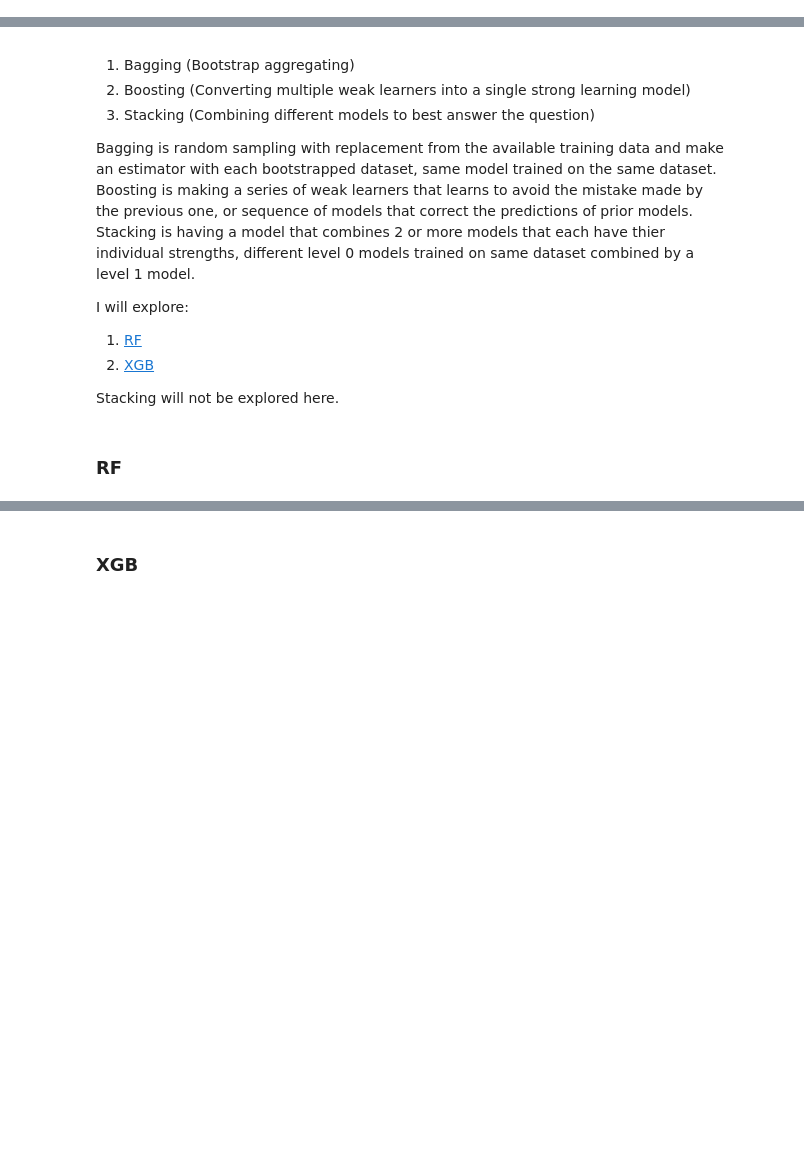
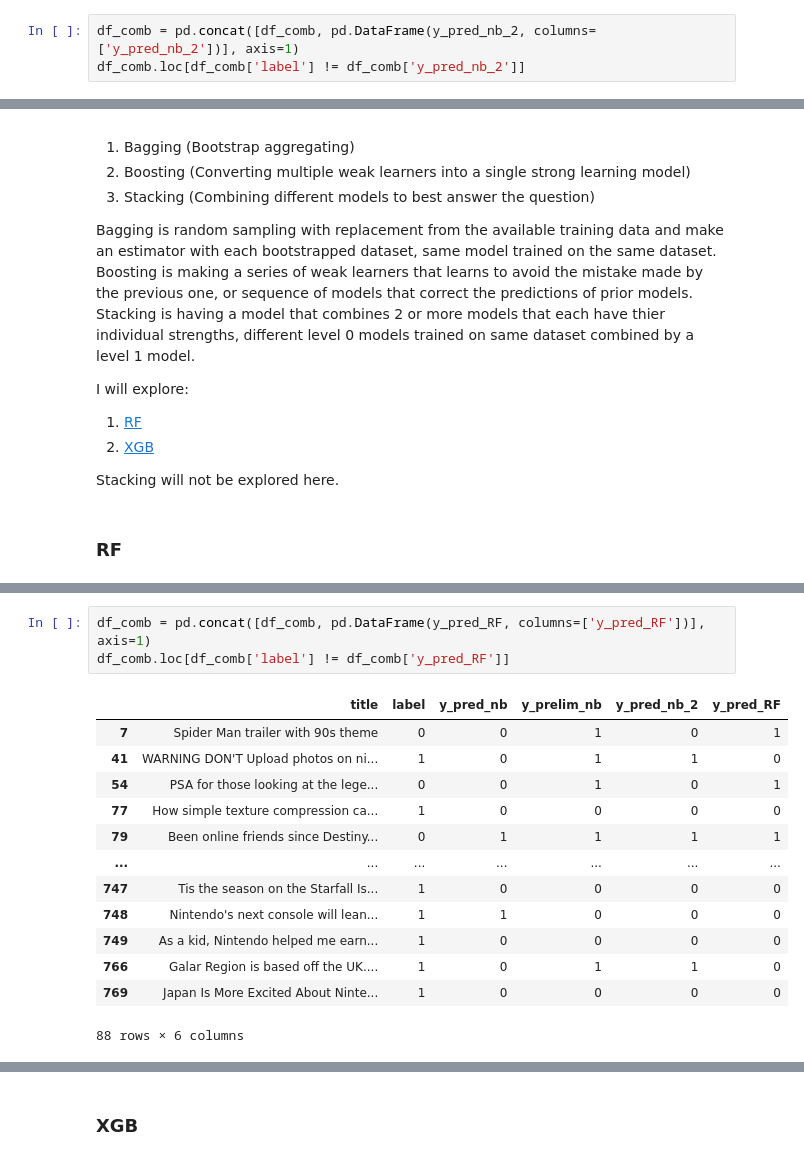
Before and after one commit to Luke-zm/DSI_Proj, a Jupyter notebook: project_3/code/modelling.ipynb, the cells around one changed output, grey strips where cells are left out. Drawn from its saved outputs; the diff is of its cells as text; blank space fills up the shorter version.

```diff
--- a/project_3/code/modelling.ipynb
+++ b/project_3/code/modelling.ipynb
@@ -273,0 +315,3 @@ This also serve as a proof to my third hypothesis, inclusion of n-grams, or at l
+# %%
+df_comb = pd.concat([df_comb, pd.DataFrame(y_pred_nb_2, columns=['y_pred_nb_2'])], axis=1)
+df_comb.loc[df_comb['label'] != df_comb['y_pred_nb_2']]
@@ -327,0 +433,17 @@ Random Forest, a famous bagging method!
+# %%
+df_comb = pd.concat([df_comb, pd.DataFrame(y_pred_RF, columns=['y_pred_RF'])], axis=1)
+df_comb.loc[df_comb['label'] != df_comb['y_pred_RF']]
+# %% [output]
+|  | title | label | y_pred_nb | y_prelim_nb | y_pred_nb_2 | y_pred_RF |
+| 7 | Spider Man trailer with 90s theme | 0 | 0 | 1 | 0 | 1 |
+| 41 | WARNING DON'T Upload photos on ni... | 1 | 0 | 1 | 1 | 0 |
+| 54 | PSA for those looking at the lege... | 0 | 0 | 1 | 0 | 1 |
+| 77 | How simple texture compression ca... | 1 | 0 | 0 | 0 | 0 |
+| 79 | Been online friends since Destiny... | 0 | 1 | 1 | 1 | 1 |
+| ... | ... | ... | ... | ... | ... | ... |
+| 747 | Tis the season on the Starfall Is... | 1 | 0 | 0 | 0 | 0 |
+| 748 | Nintendo's next console will lean... | 1 | 1 | 0 | 0 | 0 |
+| 749 | As a kid, Nintendo helped me earn... | 1 | 0 | 0 | 0 | 0 |
+| 766 | Galar Region is based off the UK.... | 1 | 0 | 1 | 1 | 0 |
+| 769 | Japan Is More Excited About Ninte... | 1 | 0 | 0 | 0 | 0 |
+88 rows × 6 columns
```
Also changed, not shown: parts of 20 cells of this notebook.
